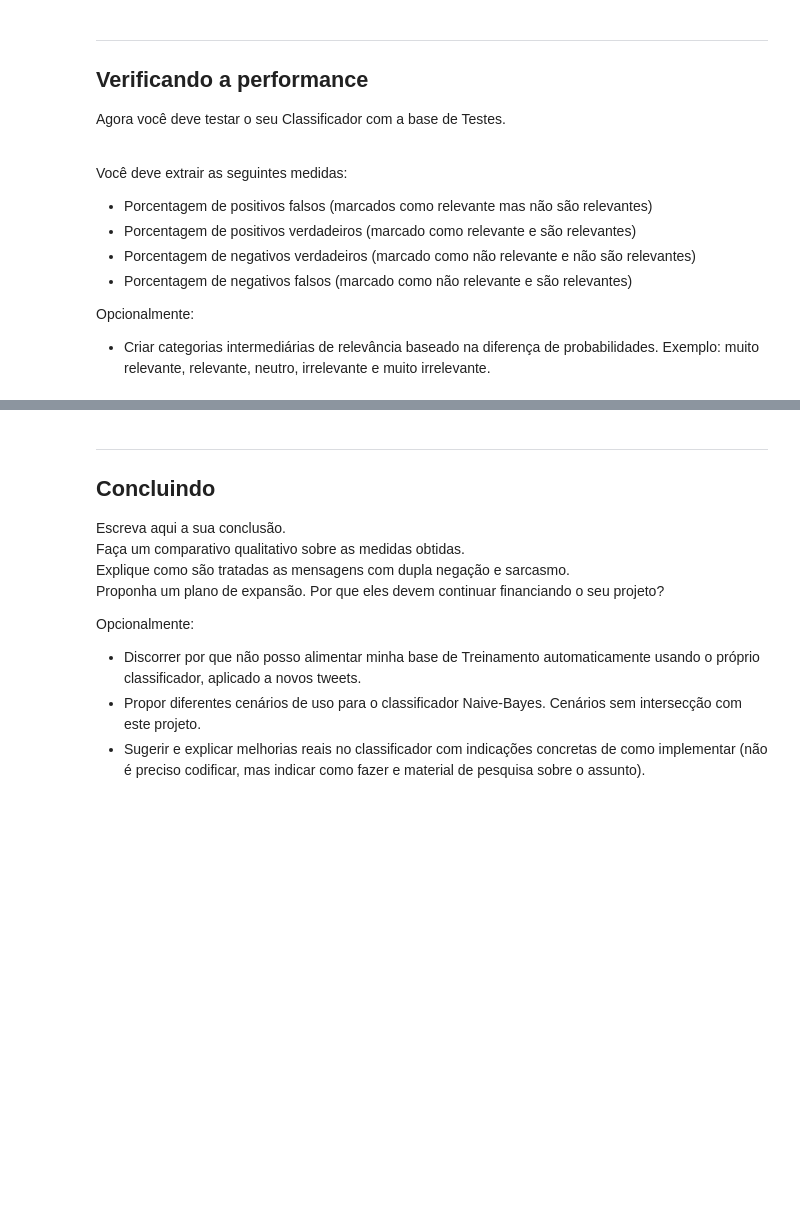
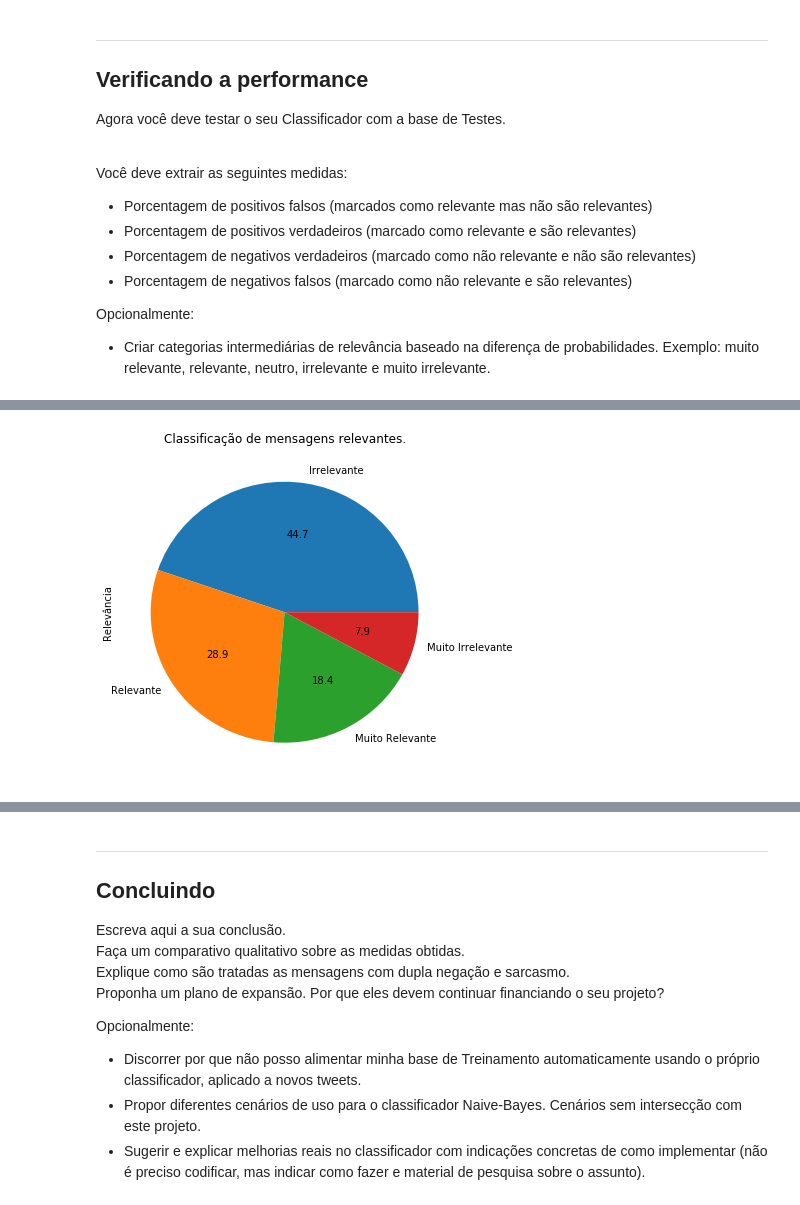
Before and after one commit to Marcompp/TrabalhodeDados, a Jupyter notebook: Projeto02.ipynb, the cells around one changed output, grey strips where cells are left out. Drawn from its saved outputs; the diff is of its cells as text; code cells hidden in the pictures; blank space fills up the shorter version.

```diff
--- a/Projeto02.ipynb
+++ b/Projeto02.ipynb
@@ -152,0 +209,11 @@ Opcionalmente:
+# %%
+relevantes=0
+irrelevantes=0
+
+for a in palavras.keys():
+    if palavras[a]["Relevante"] != 0:
+        relevantes +=1
+    if palavras[a]["Irrelevante"] != 0:
+        irrelevantes +=1
+print(relevantes)
+print(irrelevantes)
@@ -164,3 +277,7 @@ Você deve extrair as seguintes medidas:
 
 Opcionalmente:
 * Criar categorias intermediárias de relevância baseado na diferença de probabilidades. Exemplo: muito relevante, relevante, neutro, irrelevante e muito irrelevante.
+# %%
+tst = pd.read_excel('Fire Emblem.xlsx',sep=',',sheetname='Teste')
+teste = classificar(tst['Teste'])
+teste
@@ -166,0 +302,28 @@ Opcionalmente:
+# %%
+re =[]
+ir =[]
+totrel =0
+totirr =0
+for a in range(len(tst['Teste'])):
+    if tst["Relevância"][a] == "Relevante":
+        re.append(a)
+        totrel+=1
+    elif tst["Relevância"][a] == "Irrelevante":
+        ir.append(a)
+        totirr+=1
+
+
+listrel=[]
+listirr=[]
+for b in re:
+    listrel.append(teste[b])
+for c in ir:
+    listirr.append(teste[c])
+# %%
+df1 = pd.DataFrame.from_dict({'Relevância':listrel})
+df1 = df1['Relevância']
+df1 = (df1.value_counts(normalize=True)*100).round(decimals=1)#.reindex(['SIM','NÃO'])
+# Gráfico de Setor
+plot = df1.plot(kind='pie',title='Classificação de mensagens relevantes.',autopct='%.1f',figsize=(6, 6))
+# %% [output]
+[figure, added]
```
Also changed, not shown: parts of 8 cells of this notebook, 1 other file.
